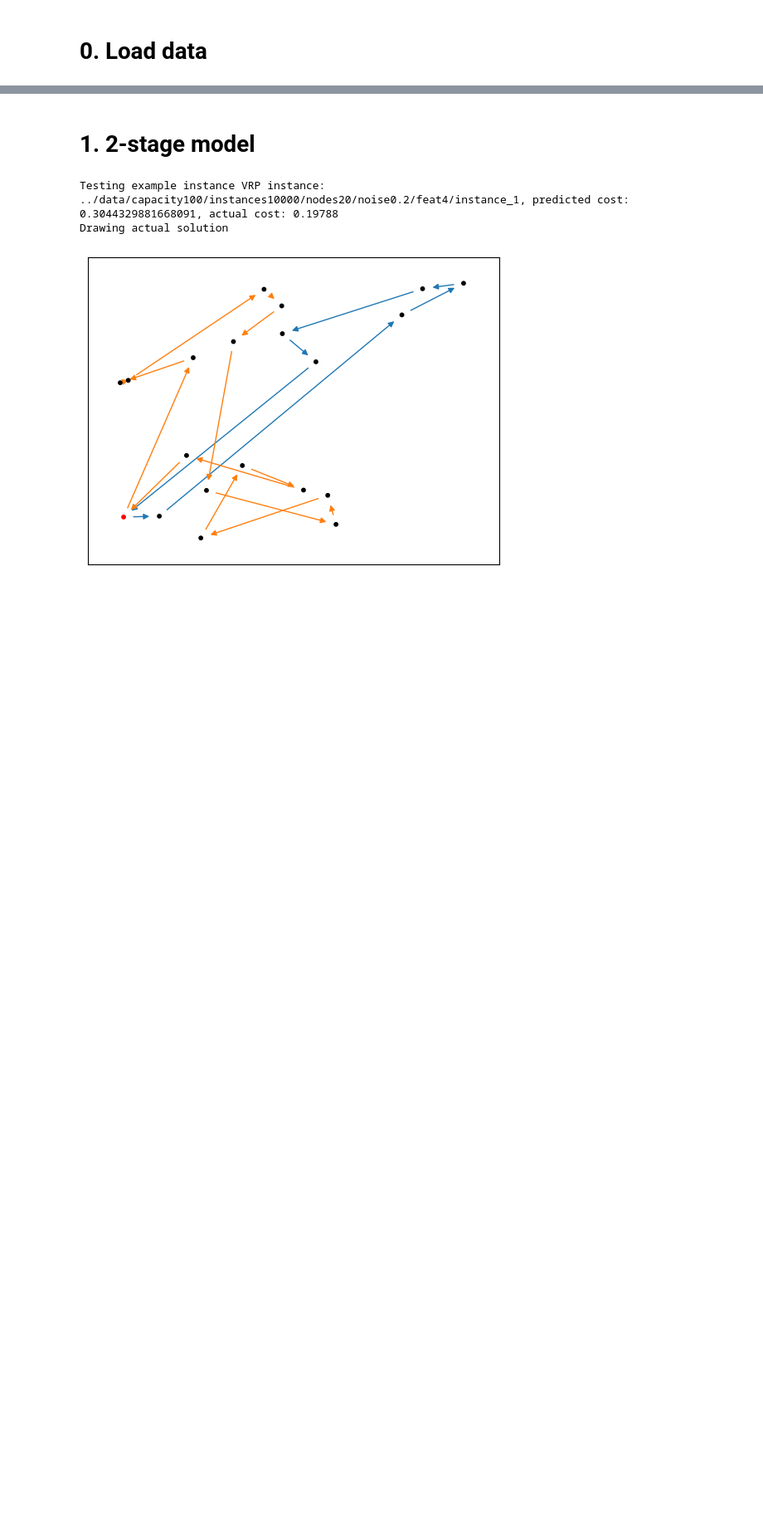
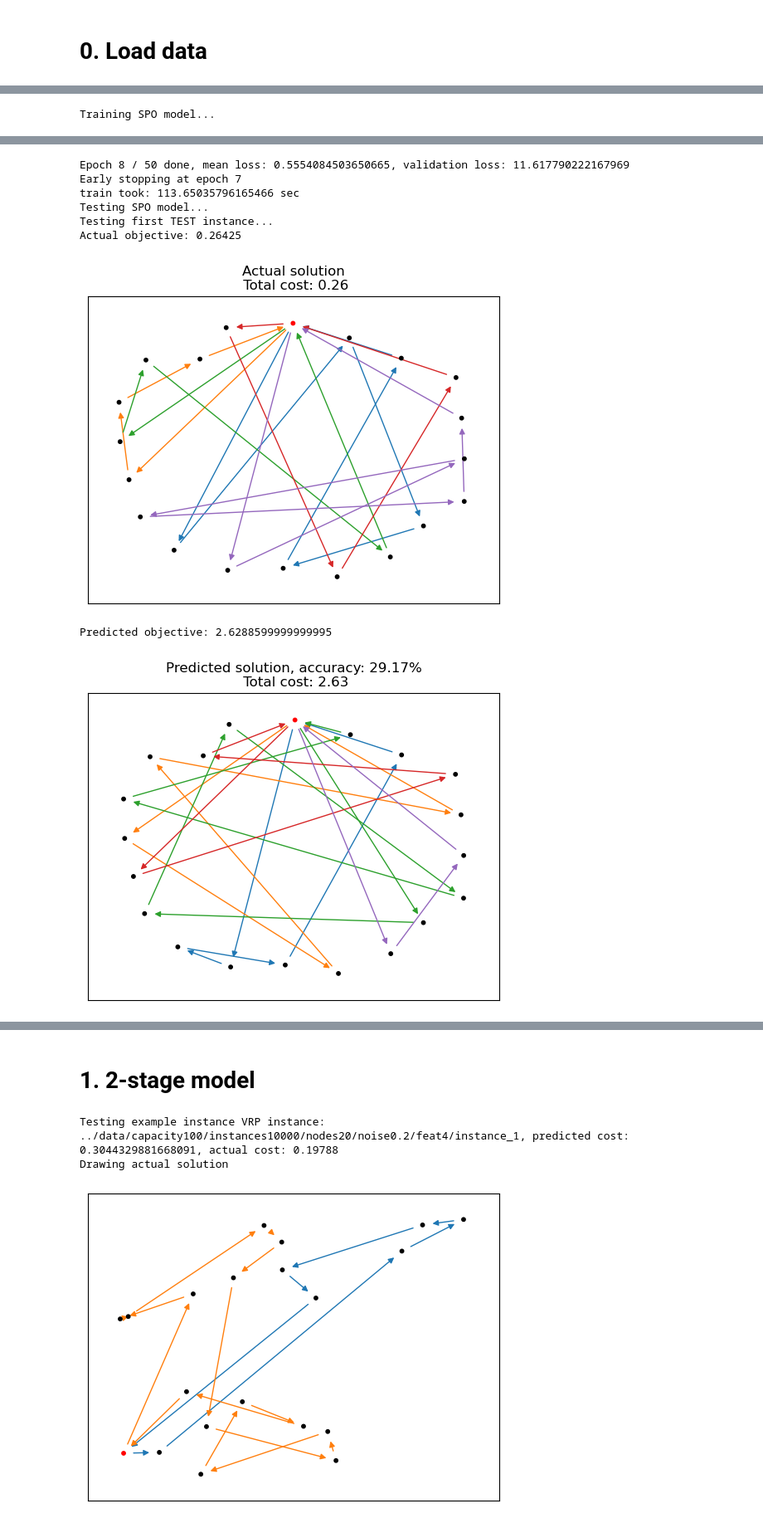
Before and after one commit to kostis-init/DFL-VRP, a Jupyter notebook: notebooks/1.ipynb, the cells around one changed output, grey strips where cells are left out. Shown at 83% size. Cells and saved outputs as stored; diff of their text form; code cells hidden in the pictures; blank space fills up the shorter version.

```diff
--- a/notebooks/1.ipynb
+++ b/notebooks/1.ipynb
@@ -25,0 +69,11 @@ Number of training instances: 3, validation instances: 0, test instances: 2
+# %%
+from dfl_vrp.spo_model import SPOModelLinear
+
+print('\nTraining SPO model...')
+model = SPOModelLinear(vrps_train, vrps_val, vrps_test, SOLVER_CLASS,
+                       lr=LR_SPO, weight_decay=WEIGHT_DECAY, solve_prob=SOLVE_PROB)
+train_time, _ = timeit(model.train)(epochs=NUM_EPOCHS_SPO, verbose=False, test_every=1000)
+print('Testing SPO model...')
+spo_results = after_train(model.cost_model, train_time)
+# %% [output]
+Training SPO model...
@@ -26,3 +87,12 @@ Number of training instances: 3, validation instances: 0, test instances: 2
+Epoch 8 / 50 done, mean loss: 0.5554084503650665, validation loss: 11.617790222167969
+Early stopping at epoch 7
+train took: 113.65035796165466 sec
+Testing SPO model...
+Testing first TEST instance...
+Actual objective: 0.26425
+[figure, added]
+Predicted objective: 2.6288599999999995
+[figure, added]
 # %%
 vrp = vrps_train[0]
 solver = GurobiSolver(vrp, mip_gap=0, verbose=False, time_limit=5)
```
Also changed, not shown: parts of 11 cells of this notebook, 13 other files.
